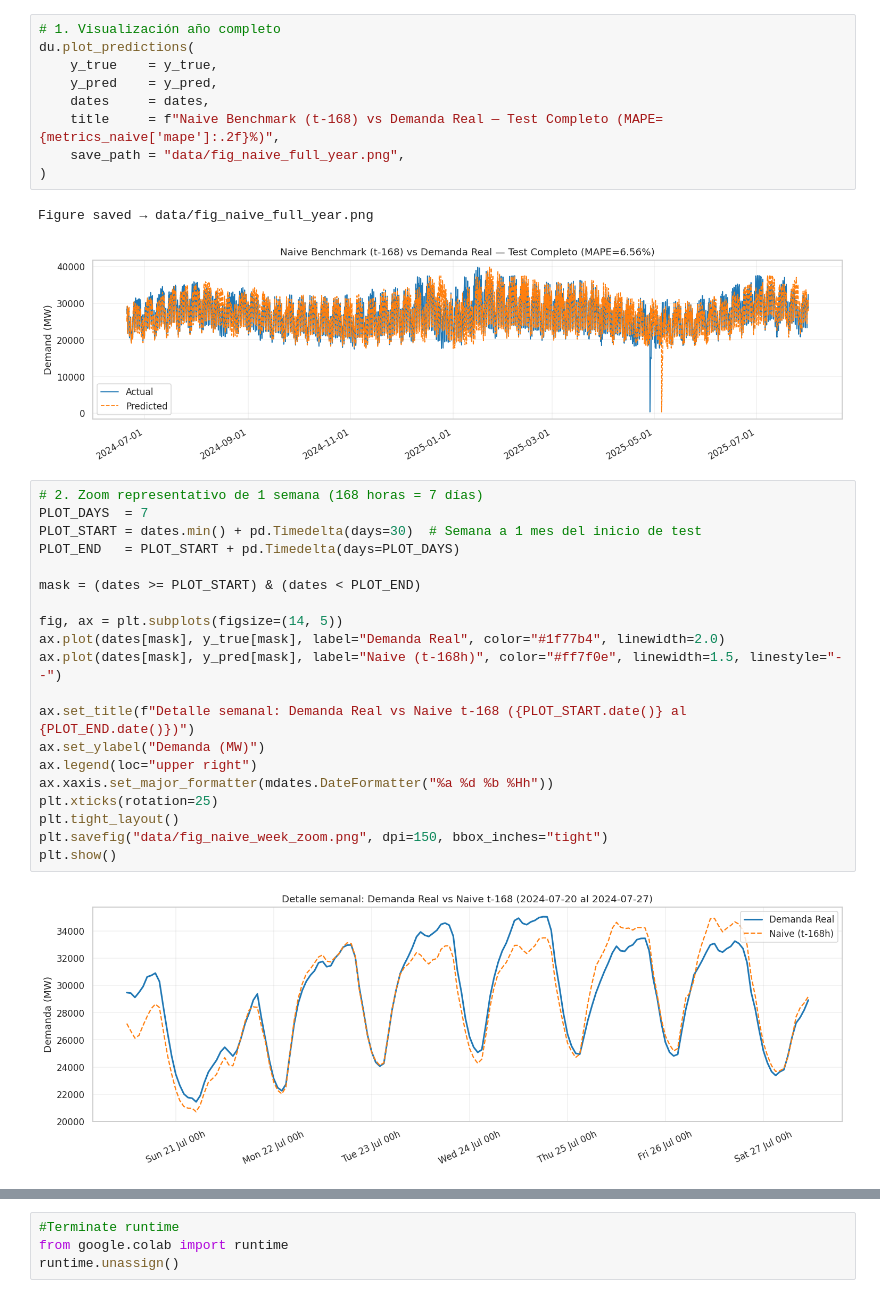
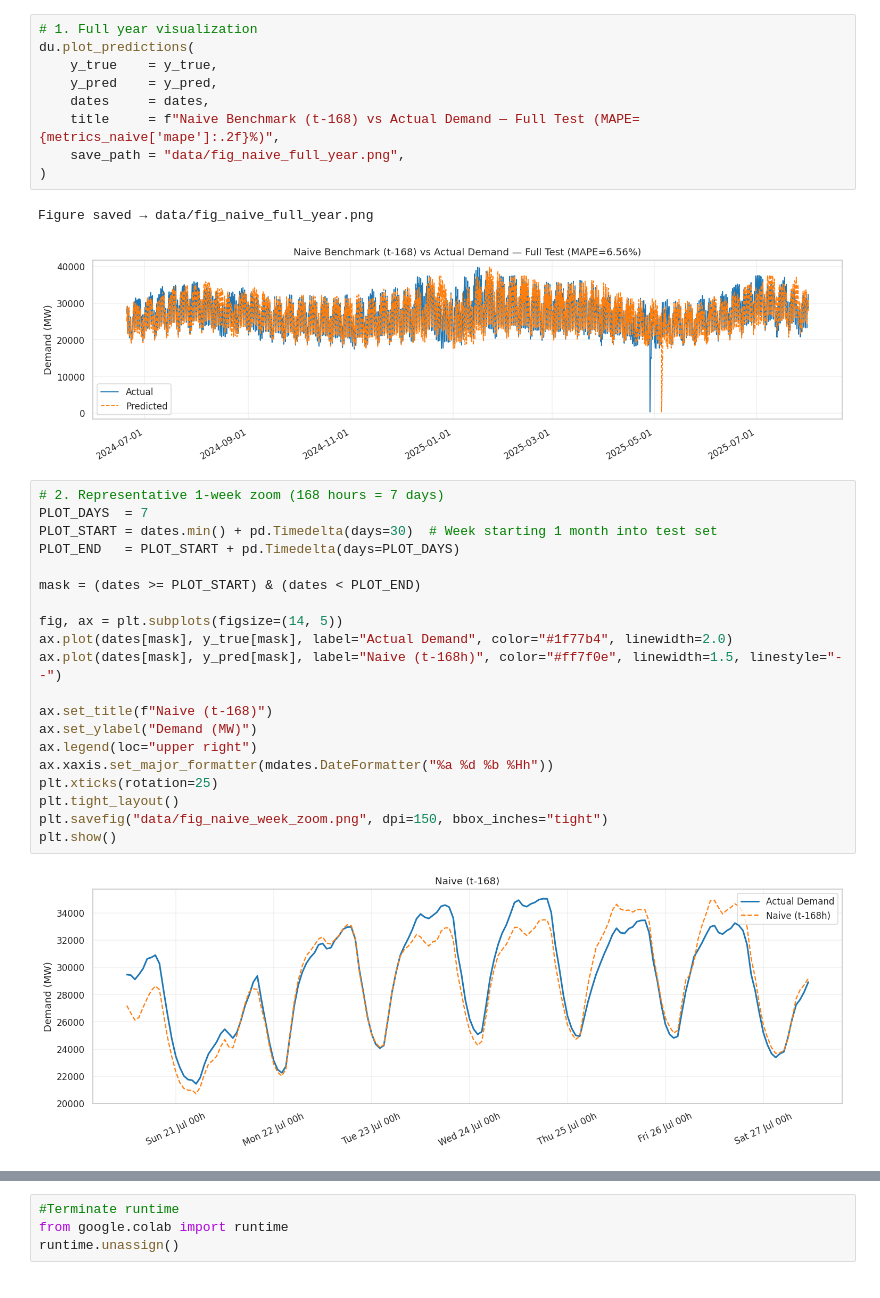
Before and after one commit to antonionc/pred_demanda, a Jupyter notebook: fase3_0_baseline_naive.ipynb, the cells around one changed output, grey strips where cells are left out. Cells and saved outputs as stored; diff of their text form.

```diff
--- a/fase3_0_baseline_naive.ipynb
+++ b/fase3_0_baseline_naive.ipynb
@@ -159,35 +159,35 @@ Tiempo inferencia    : 0.1261 s
 # %%
-# 1. Visualización año completo
+# 1. Full year visualization
 du.plot_predictions(
     y_true    = y_true,
     y_pred    = y_pred,
     dates     = dates,
-    title     = f"Naive Benchmark (t-168) vs Demanda Real — Test Completo (MAPE={metrics_naive['mape']:.2f}%)",
+    title     = f"Naive Benchmark (t-168) vs Actual Demand — Full Test (MAPE={metrics_naive['mape']:.2f}%)",
     save_path = "data/fig_naive_full_year.png",
 )
 # %% [output]
 Figure saved → data/fig_naive_full_year.png
-[figure, old version]
+[figure, new version]
 # %%
-# 2. Zoom representativo de 1 semana (168 horas = 7 días)
+# 2. Representative 1-week zoom (168 hours = 7 days)
 PLOT_DAYS  = 7
-PLOT_START = dates.min() + pd.Timedelta(days=30)  # Semana a 1 mes del inicio de test
+PLOT_START = dates.min() + pd.Timedelta(days=30)  # Week starting 1 month into test set
 PLOT_END   = PLOT_START + pd.Timedelta(days=PLOT_DAYS)
 
 mask = (dates >= PLOT_START) & (dates < PLOT_END)
 
 fig, ax = plt.subplots(figsize=(14, 5))
-ax.plot(dates[mask], y_true[mask], label="Demanda Real", color="#1f77b4", linewidth=2.0)
+ax.plot(dates[mask], y_true[mask], label="Actual Demand", color="#1f77b4", linewidth=2.0)
 ax.plot(dates[mask], y_pred[mask], label="Naive (t-168h)", color="#ff7f0e", linewidth=1.5, linestyle="--")
 
-ax.set_title(f"Detalle semanal: Demanda Real vs Naive t-168 ({PLOT_START.date()} al {PLOT_END.date()})")
-ax.set_ylabel("Demanda (MW)")
+ax.set_title(f"Naive (t-168)")
+ax.set_ylabel("Demand (MW)")
 ax.legend(loc="upper right")
 ax.xaxis.set_major_formatter(mdates.DateFormatter("%a %d %b %Hh"))
 plt.xticks(rotation=25)
 plt.tight_layout()
 plt.savefig("data/fig_naive_week_zoom.png", dpi=150, bbox_inches="tight")
 plt.show()
 # %% [output]
-[figure, old version]
+[figure, new version]
 # %%
```
Also changed, not shown: parts of 13 cells of this notebook.
